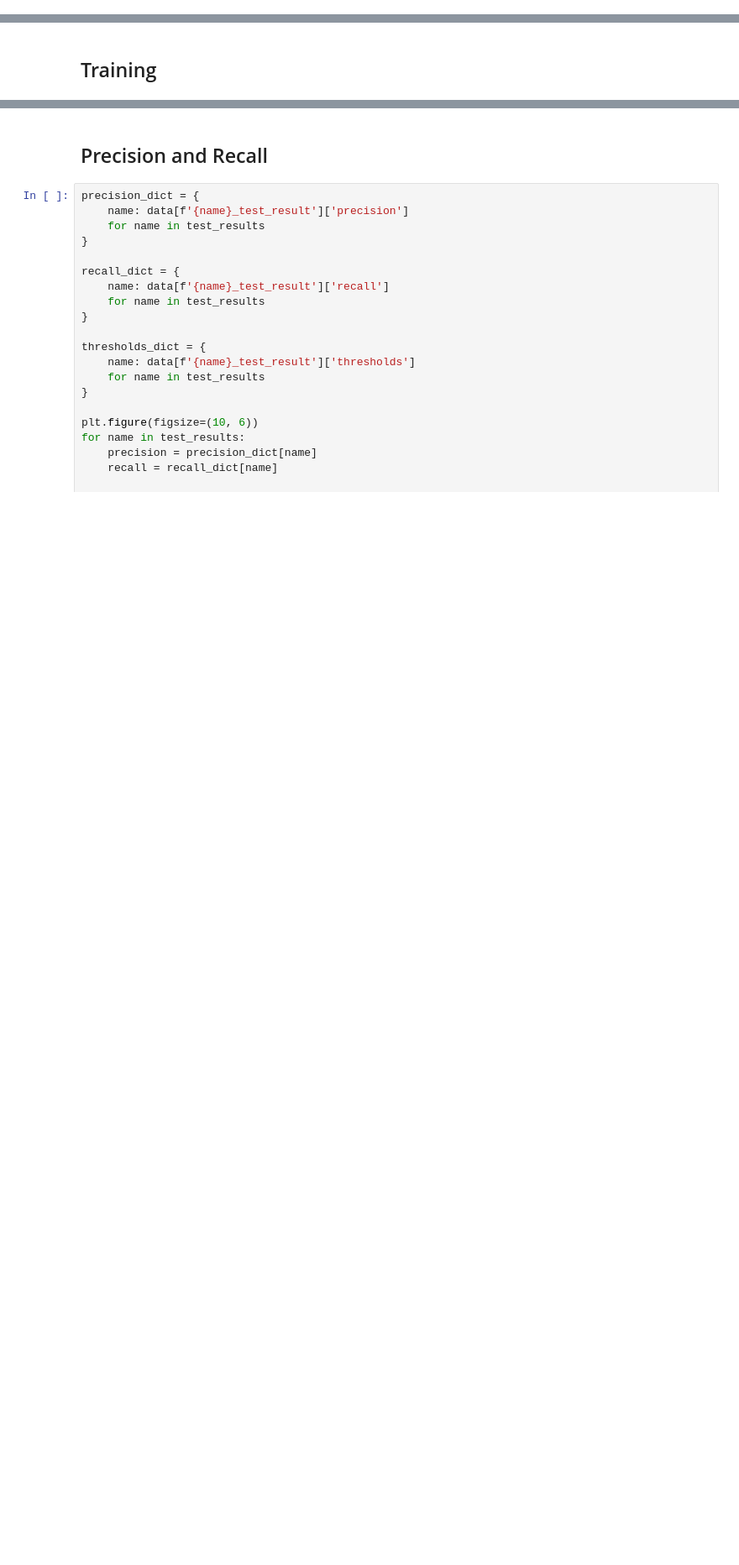
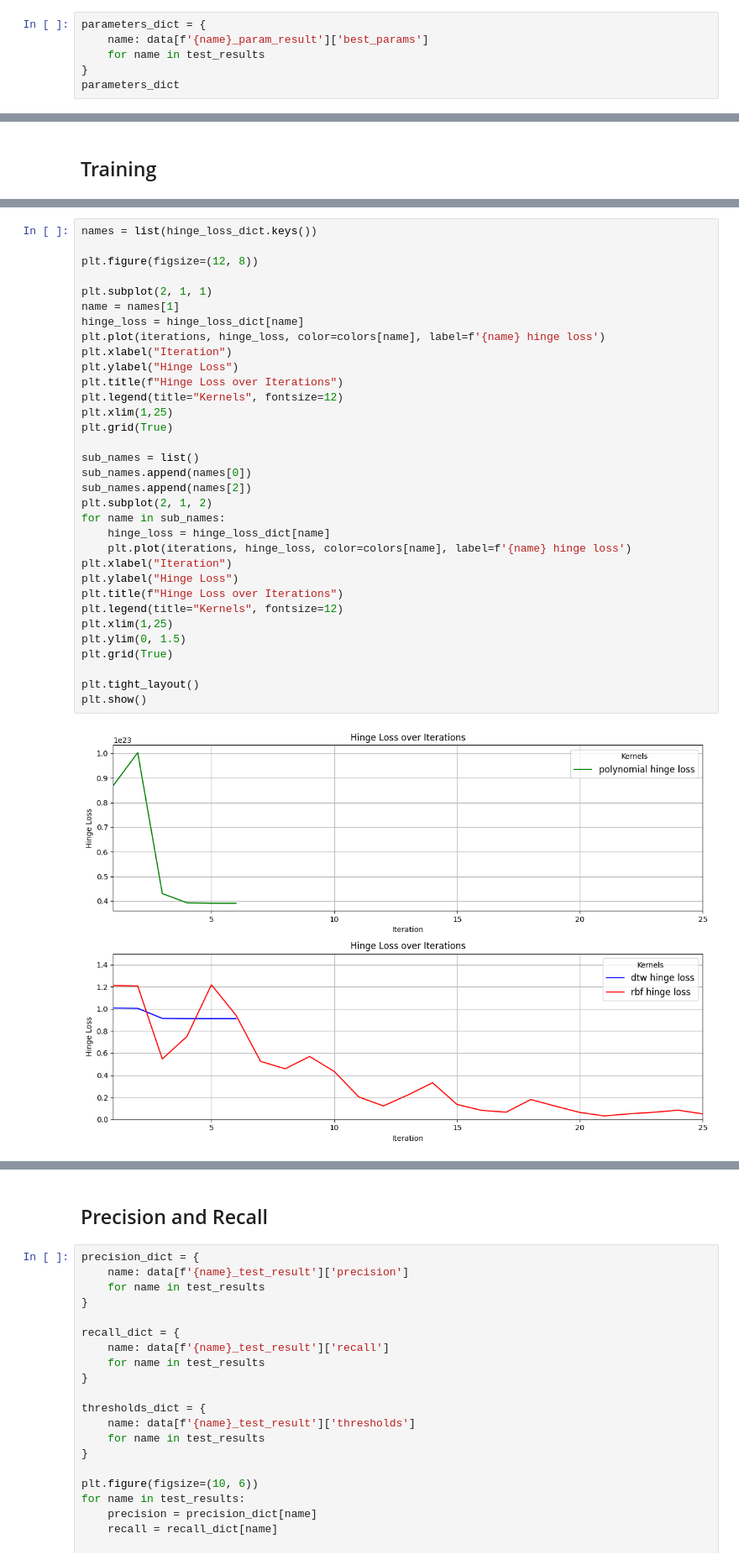
Before and after one commit to MarStreicher/IDA_Laser, a Jupyter notebook: src/evaluation/comparison.ipynb, the cells around one changed output, grey strips where cells are left out. Shown at 84% size. Saved outputs shown, nothing was run; the diff lists cells and outputs as text; blank space fills up the shorter version.

```diff
--- a/src/evaluation/comparison.ipynb
+++ b/src/evaluation/comparison.ipynb
@@ -17,0 +20,6 @@ colors = {
+# %%
+parameters_dict = {
+    name: data[f'{name}_param_result']['best_params']
+    for name in test_results
+}
+parameters_dict
@@ -121,0 +127,35 @@ plt.show()
+# %%
+names = list(hinge_loss_dict.keys())
+
+plt.figure(figsize=(12, 8))
+
+plt.subplot(2, 1, 1)
+name = names[1]
+hinge_loss = hinge_loss_dict[name]
+plt.plot(iterations, hinge_loss, color=colors[name], label=f'{name} hinge loss')
+plt.xlabel("Iteration")
+plt.ylabel("Hinge Loss")
+plt.title(f"Hinge Loss over Iterations")
+plt.legend(title="Kernels", fontsize=12)
+plt.xlim(1,25)
+plt.grid(True)
+
+sub_names = list()
+sub_names.append(names[0])
+sub_names.append(names[2])
+plt.subplot(2, 1, 2)
+for name in sub_names:
+    hinge_loss = hinge_loss_dict[name]
+    plt.plot(iterations, hinge_loss, color=colors[name], label=f'{name} hinge loss')
+plt.xlabel("Iteration")
+plt.ylabel("Hinge Loss")
+plt.title(f"Hinge Loss over Iterations")
+plt.legend(title="Kernels", fontsize=12)
+plt.xlim(1,25)
+plt.ylim(0, 1.5)
+plt.grid(True)
+
+plt.tight_layout()
+plt.show()
+# %% [output]
+[figure, added]
```
Also changed, not shown: parts of 4 cells of this notebook, 8 other files.
